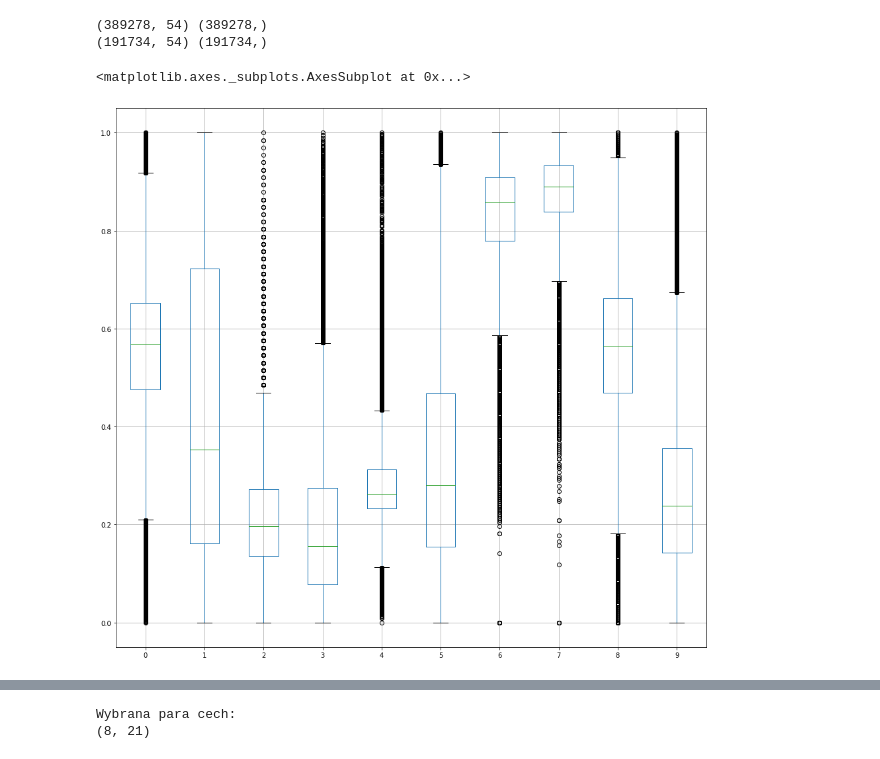
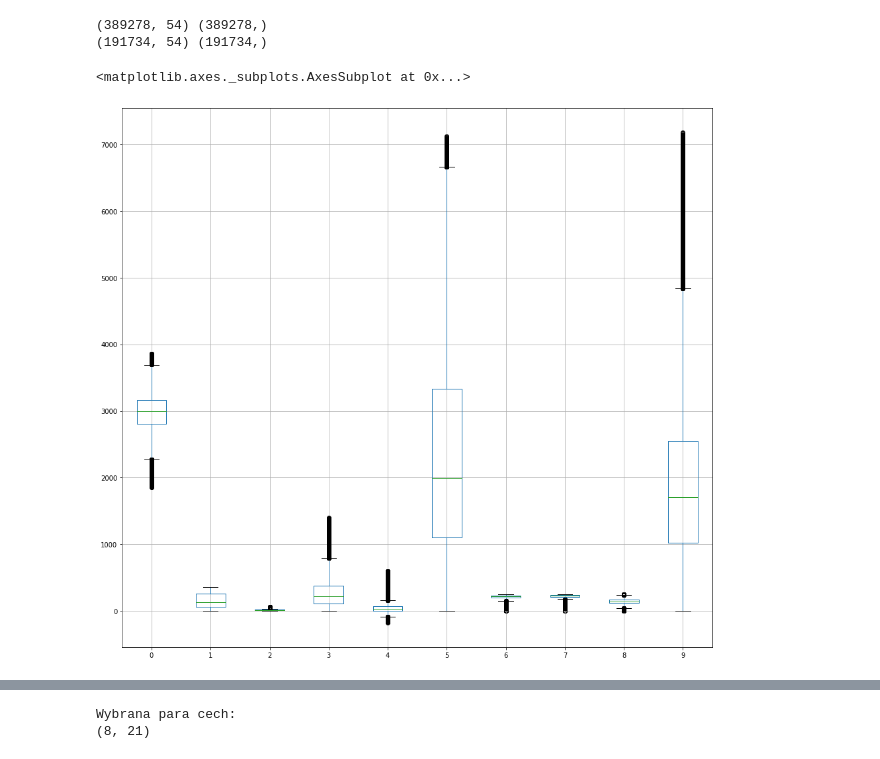
Before and after one commit to karololeksy/CovertypeClassification, a Jupyter notebook: Project notebook.ipynb, the cells around one changed output, grey strips where cells are left out. Saved outputs shown, nothing was run; the diff lists cells and outputs as text; code cells hidden in the pictures.

```diff
--- a/Project notebook.ipynb
+++ b/Project notebook.ipynb
@@ -136,14 +136,14 @@ print(X_test.shape, y_test.shape)
 # %%
 #Poniżej został przedstawiony wykres pudełkowy dla klas które nie są reprezentowane wartościami 0-1
 #Na podstawie wykresu możemy zauwżyć, że w przedstawionych klasach nie występują wartości odstające, które należałoby
 #usunąć lub zmodyfikować - zbiór danych jest gotowy do wykonywania klasyfikacji
 
 from matplotlib import pyplot as plt
-X1 = X.iloc[:,:10]
+X1 = dataset.iloc[:,:10]
 X1.boxplot(figsize=(16,15))
 # %% [output]
 <matplotlib.axes._subplots.AxesSubplot at 0x...>
-[figure, old version]
+[figure, new version]
 # %%
 pd.options.mode.chained_assignment = None  # default='warn'
 X_train['Class'] = y_train.tolist()
```
Also changed, not shown: parts of 11 cells of this notebook.
